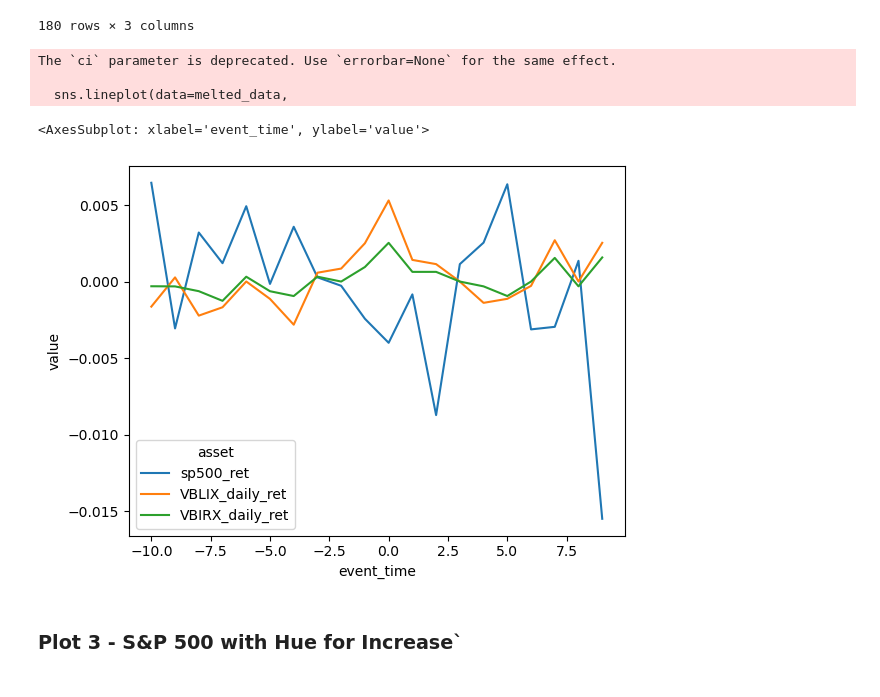
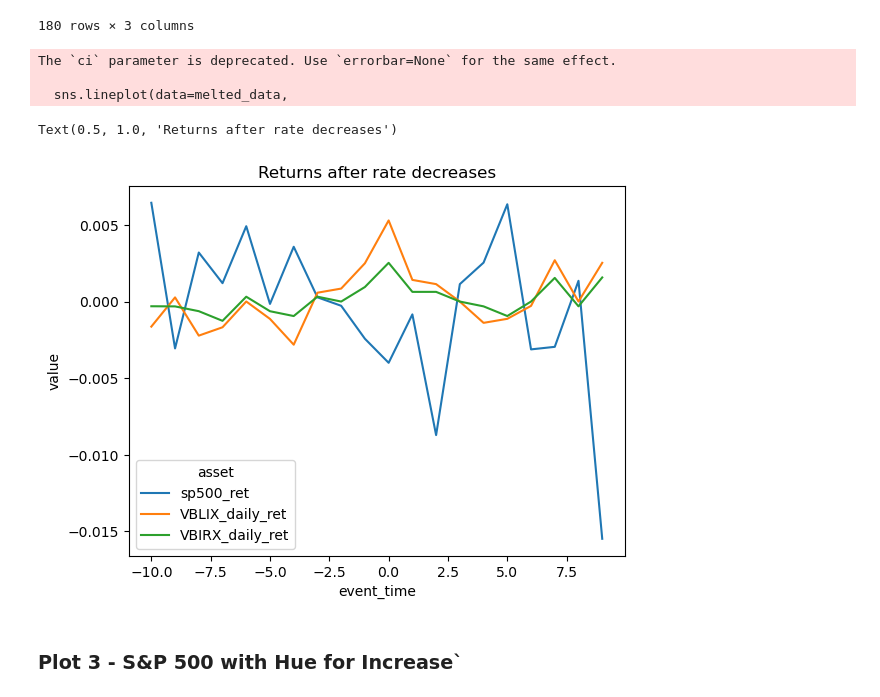
Before and after one commit to mab923/finalteamproject, a Jupyter notebook: Analysis/Final_Analysis.ipynb, the cells around one changed output. Cells and saved outputs as stored; diff of their text form; code cells hidden in the pictures.

```diff
--- a/Analysis/Final_Analysis.ipynb
+++ b/Analysis/Final_Analysis.ipynb
@@ -254,15 +255,16 @@ melted_data
 # %%
 sns.lineplot(data=melted_data,
              x='event_time',
              y='value',
              hue = 'asset',
              ci = None)
+plt.title('Returns after rate decreases')
 # %% [output]
 The `ci` parameter is deprecated. Use `errorbar=None` for the same effect.
 
   sns.lineplot(data=melted_data,
-<AxesSubplot: xlabel='event_time', ylabel='value'>
+Text(0.5, 1.0, 'Returns after rate decreases')
-[figure, old version]
+[figure, new version]
 # %% [markdown]
 ### Plot 3 - S&P 500 with Hue for Increase`
 # %%
```
Also changed, not shown: parts of 1 cell of this notebook.
